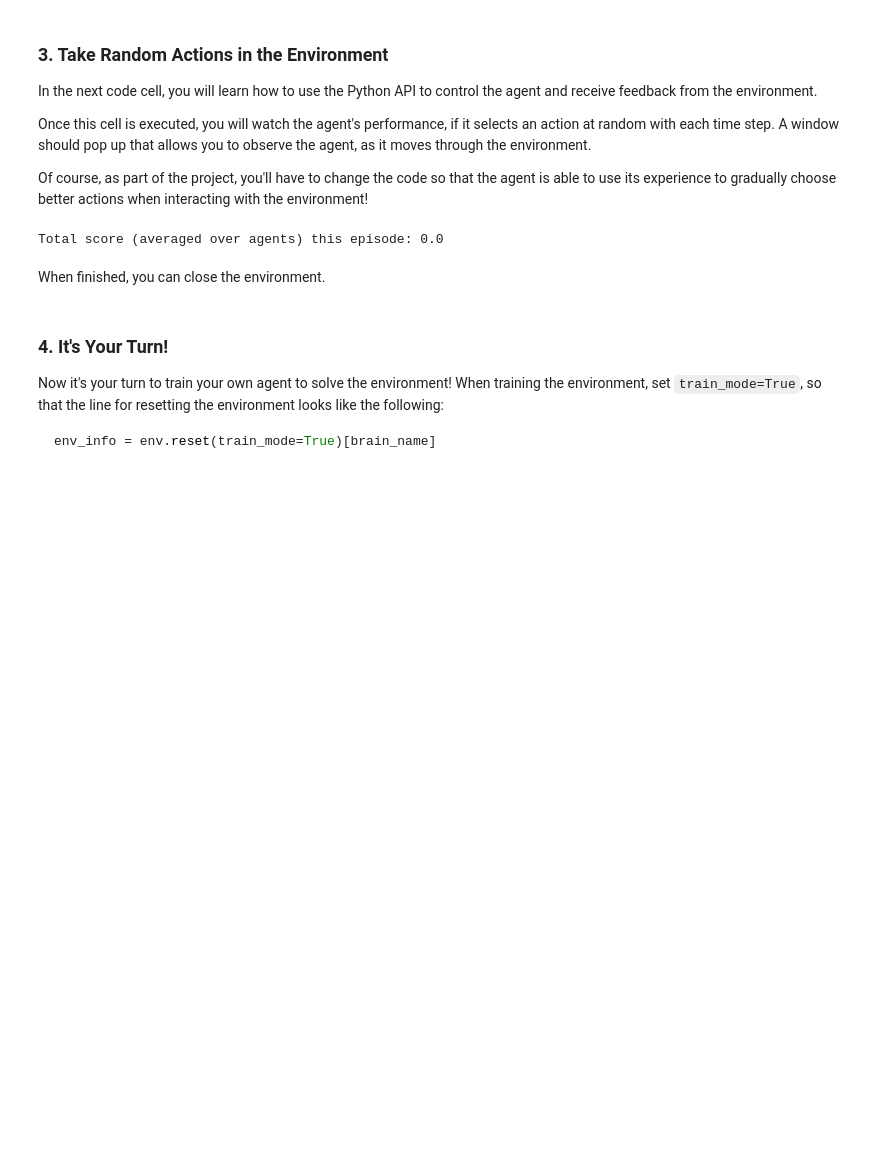
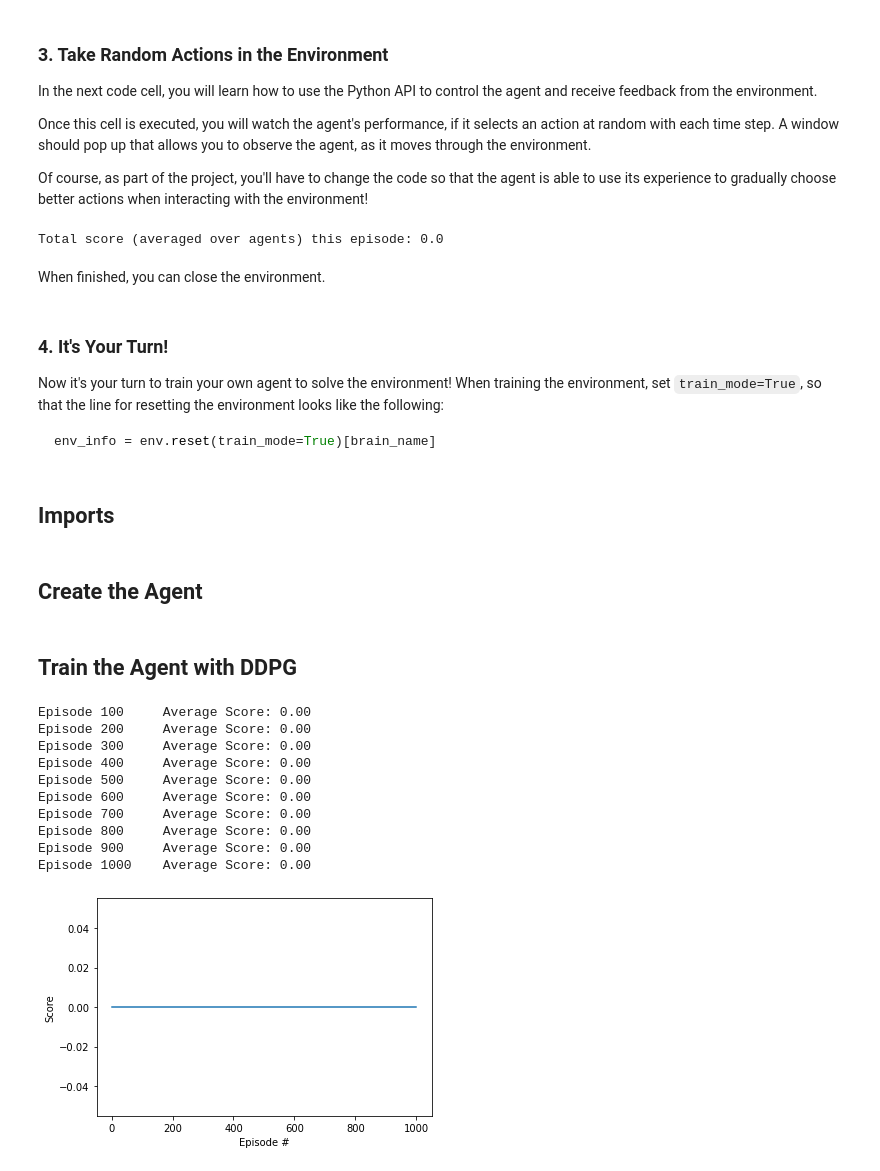
Before and after one commit to kaaloo/p2_continuous-control, a Jupyter notebook: Continuous_Control.ipynb, the cells around one changed output. Saved outputs shown, nothing was run; the diff lists cells and outputs as text; code cells hidden in the pictures; blank space fills up the shorter version.

Commit message:
fix: :bug: Update training loop to work with Unity Agents environment

````diff
--- a/Continuous_Control.ipynb
+++ b/Continuous_Control.ipynb
@@ -127,3 +127,5 @@ Now it's your turn to train your own agent to solve the environment!  When train
 ```python
 env_info = env.reset(train_mode=True)[brain_name]
 ```
+# %% [markdown]
+## Imports
@@ -129,0 +140,59 @@ env_info = env.reset(train_mode=True)[brain_name]
+# %% [markdown]
+## Create the Agent
+# %%
+agent = Agent(state_size=state_size, action_size=action_size, random_seed=1)
+# %% [markdown]
+## Train the Agent with DDPG
+# %%
+def ddpg(n_episodes=1000, max_t=300, print_every=100):
+    scores_deque = deque(maxlen=print_every)
+    scores = []
+    for i_episode in range(1, n_episodes+1):
+        env_info = env.reset(train_mode=False)[brain_name]
+        state = env_info.vector_observations
+        agent.reset()
+        score = 0
+        for t in range(max_t):
+            action = agent.act(state)
+            env_info = env.step(action)[brain_name]
+            next_state = env_info.vector_observations
+            reward = env_info.rewards
+            done = env_info.local_done
+            agent.step(state, action, reward, next_state, done)
+            state = next_state
+            score += reward[0]
+            if done:
+                break
+        scores_deque.append(score)
+        scores.append(score)
+        print('\rEpisode {}\tAverage Score: {:.2f}'.format(
+            i_episode, np.mean(scores_deque)), end="")
+        torch.save(agent.actor_local.state_dict(), 'checkpoint_actor.pth')
+        torch.save(agent.critic_local.state_dict(), 'checkpoint_critic.pth')
+        if i_episode % print_every == 0:
+            print('\rEpisode {}\tAverage Score: {:.2f}'.format(
+                i_episode, np.mean(scores_deque)))
+
+    return scores
+
+
+scores = ddpg()
+
+fig = plt.figure()
+ax = fig.add_subplot(111)
+plt.plot(np.arange(1, len(scores)+1), scores)
+plt.ylabel('Score')
+plt.xlabel('Episode #')
+plt.show()
+# %% [output]
+Episode 100     Average Score: 0.00
+Episode 200     Average Score: 0.00
+Episode 300     Average Score: 0.00
+Episode 400     Average Score: 0.00
+Episode 500     Average Score: 0.00
+Episode 600     Average Score: 0.00
+Episode 700     Average Score: 0.00
+Episode 800     Average Score: 0.00
+Episode 900     Average Score: 0.00
+Episode 1000    Average Score: 0.00
+[figure, added]
````
Also changed, not shown: parts of 1 cell of this notebook, 8 other files.
